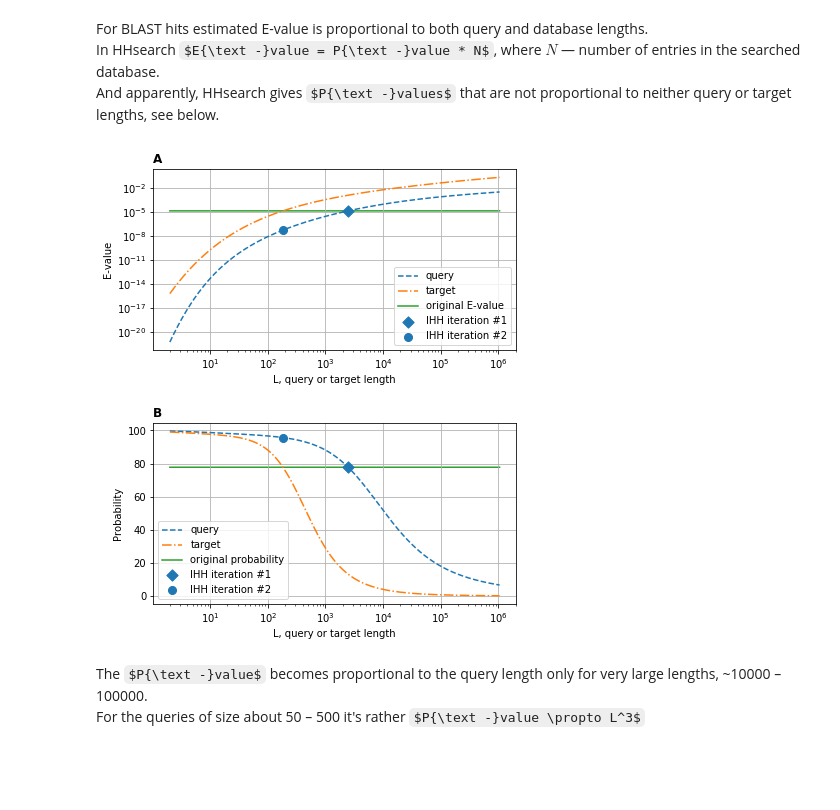
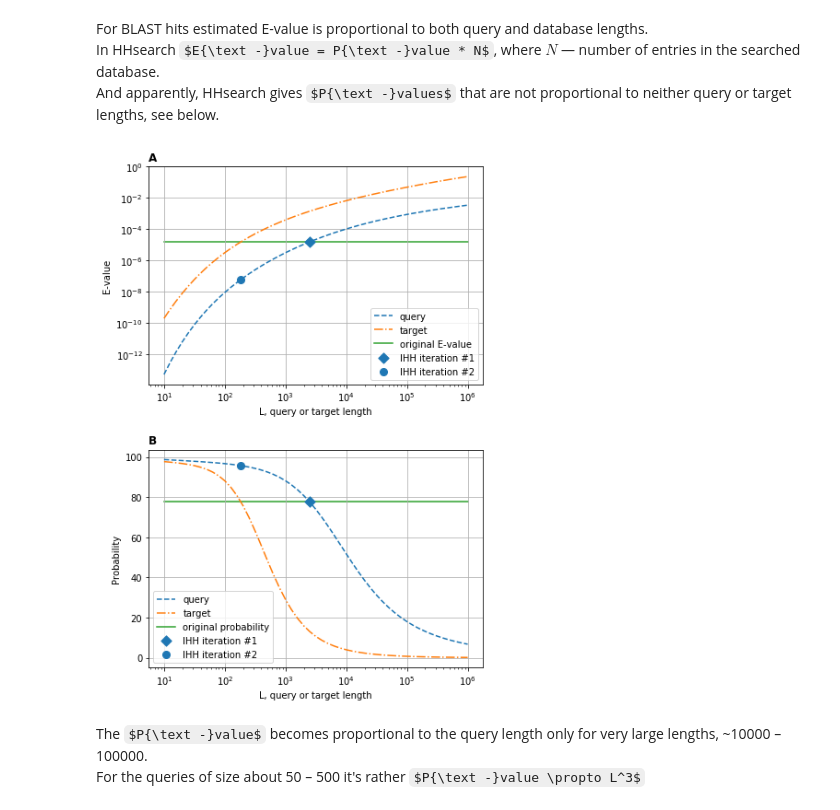
Before and after one commit to Gorbalenya-Lab/hh-suite-notebooks, a Jupyter notebook: test_score.ipynb, the cells around one changed output. Saved outputs shown, nothing was run; the diff lists cells and outputs as text; code cells hidden in the pictures; some formulas as TeX source; blank space fills up the shorter version.

Commit message:
use X = np.logspace(1,6,51,base=10)

```diff
--- a/test_score.ipynb
+++ b/test_score.ipynb
@@ -336,10 +336,11 @@ cb = fig.colorbar(p)
 # %% [output]
 [figure]
 # %%
-q_len_log = np.linspace(1, 20, 5000) * math.log(2.0)
+# q_len_log = np.linspace(1, 20, 5000) * math.log(2.0)
 # 13.289
-X = np.exp(q_len_log)
-# print(X)
+# X = np.exp(q_len_log)
+X = np.logspace(1, 6, num=51, base=10)
+print(X)
 
 h = cp.copy(hit)
 
@@ -364,8 +365,8 @@ def getEvalueTLen(t_len):
     return h.Pval
 
 def testLengths(Z, func, norm):
-    for i, logx in enumerate(q_len_log):
-        x = math.exp(logx)
+    for i, x in enumerate(X):
+        # x = math.exp(logx)
         resetHit(norm)
         Z[i] = func(x)
 
@@ -393,7 +408,7 @@ And apparently, HHsearch gives $P{\text -}values$ that are not proportional to n
 
 
 fig, (ax1, ax2) = plt.subplots(2, 1, sharex=True)
-fig.set_size_inches(6.5,8)
+fig.set_size_inches(6.5,10)
 
 QPval = X.copy()
 testLengths(QPval, getEvalueQLen, False)
@@ -412,35 +427,35 @@ ax1.plot(X, [hit.Pval] * len(X), '-', zorder=0, label='original E-value')
 ax1.scatter([hit.q_L], [hit.Pval_HH], zorder=4, label='IHH iteration #1', marker='D', c=color, s=64)
 ax1.scatter([hit_m.q_L], [hit_m.Pval], zorder=4, label='IHH iteration #2', marker='o', c=color, s=64)
 ax1.set_ylabel('E-value');
 ax1.legend()
 ax1.grid(True)
 ax1.set_title('A', weight=550, size=12, loc='left')
 ax1.set_xlabel('L, query or target length')
 ax1.xaxis.set_tick_params(which='both', labelbottom=True)
 
 QPval = X.copy()
 testLengths(QPval, getProbabQLen, False)
 
 TPval = X.copy()
 testLengths(TPval, getProbabTLen, False)
 
 color = next(ax2._get_lines.prop_cycler)['color']
 ax2.semilogx(X, QPval, linestyle='--', label='query', c=color)
 ax2.semilogx(X, TPval, linestyle='-.', label='target')
 ax2.plot(X, [hit.Probab] * len(X), '-', zorder=0, label='original probability')
 ax2.scatter([hit.q_L], [hit.Probab_HH], zorder=4, label='IHH iteration #1', marker='D', c=color, s=64)
 ax2.scatter([hit_m.q_L], [hit_m.Probab], zorder=4, label='IHH iteration #2', marker='o', c=color, s=64)
 
 ax2.set_ylabel('Probability');
 ax2.legend()
 ax2.grid(True)
 ax2.set_title('B', weight=550, size=12, loc='left')
 ax2.set_xlabel('L, query or target length')
 
-plt.subplots_adjust(hspace=0.4)
+plt.subplots_adjust(hspace=0.3)
 plt.savefig('figure.pdf', format='PDF')
 # %% [output]
-[figure, old version]
+[figure, new version]
 # %% [markdown]
 The $P{\text -}value$ becomes proportional to the query length only for very large lengths, ~10000 &ndash; 100000.<br>
 For the queries of size about 50 &ndash; 500 it's rather $P{\text -}value \propto L^3$
```
Also changed, not shown: parts of 1 cell of this notebook, 1 other file.
